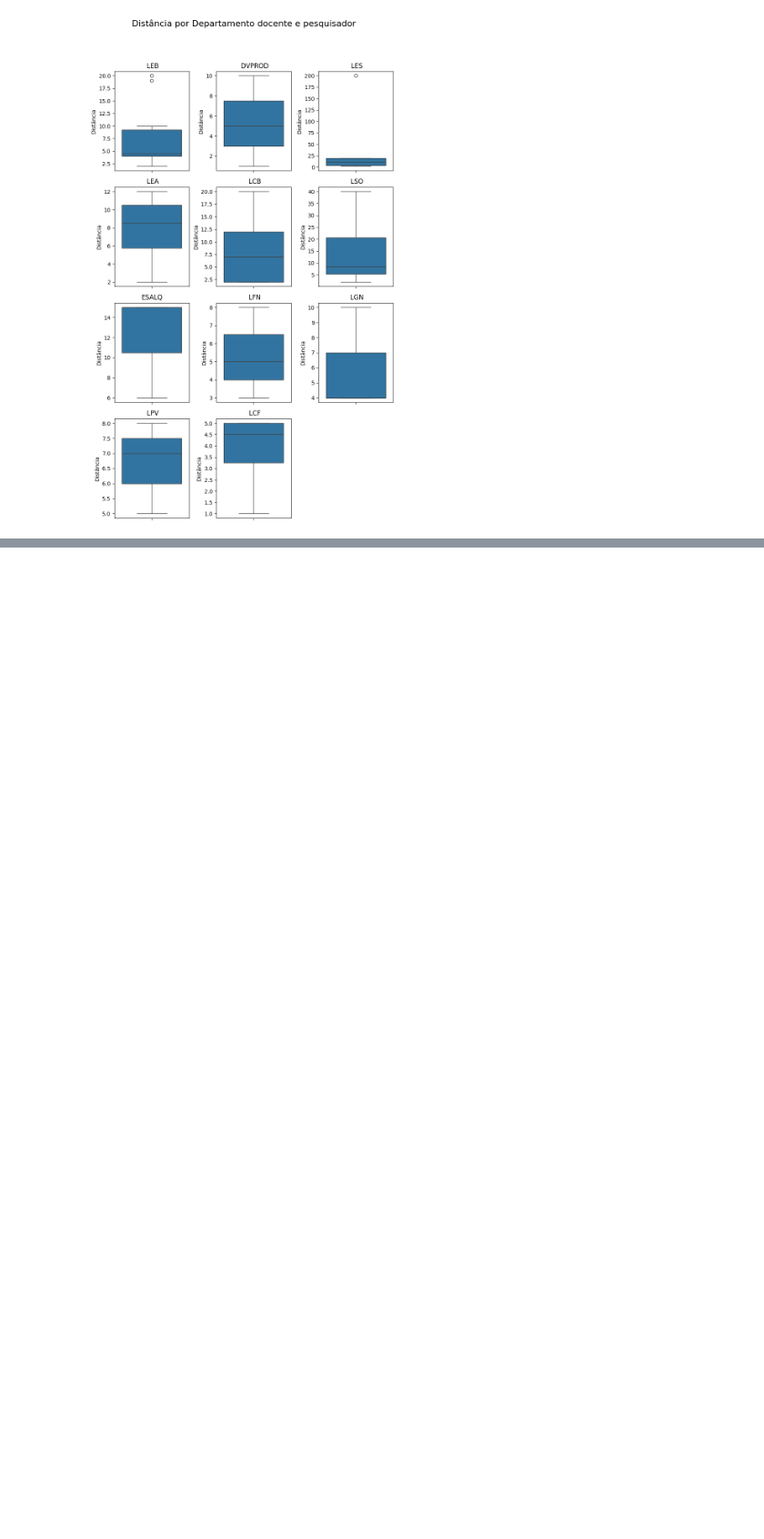
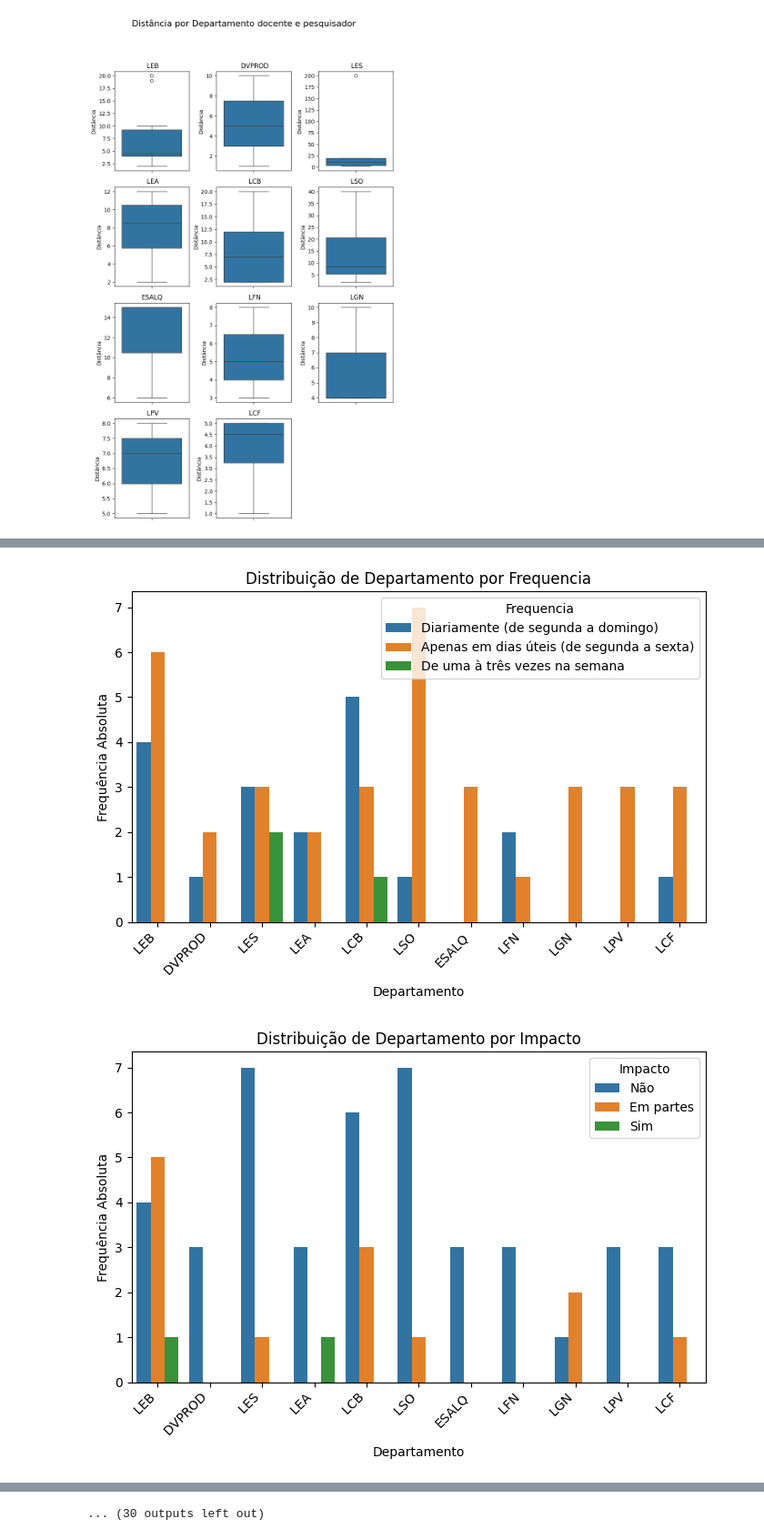
Before and after one commit to clobos/Andres_ESALQ, a Jupyter notebook: docente_pesquisador.ipynb, the cells around one changed output, grey strips where cells are left out. Shown at 91% size. Drawn from its saved outputs; the diff is of its cells as text; code cells hidden in the pictures; blank space fills up the shorter version.

```diff
--- a/docente_pesquisador.ipynb
+++ b/docente_pesquisador.ipynb
@@ -332,0 +346,28 @@ plt.show()
+# %%
+variables_to_plot = [
+    'Frequencia', 'Impacto', 'Participação', 'Particip_fora',
+    'Interesse', 'Conhecimento', 'Compromisso', 'Transformador', 'Segurança',
+    'Alt_seg_noite', 'Modal_atecampus', 'S_Ilum', 'S_ag', 'S_equ', 'S_vias',
+    'S_cal', 'S_acess', 'S_sinal', 'S_ciclovias', 'Aplicativo', 'C_Acol',
+    'C_pert', 'C_Sau', 'C_atendaluno', 'C_PAPFE', 'C_moradia', 'C_cre', 'C_gen',
+    'C_etn', 'C_aces', 'C_Rucas', 'C_alim', 'C_conv', 'C_esp', 'C_estudo',
+    'C_int', 'C_infacd', 'C_orgtrans', 'C_qveic', 'C_visit', 'C_santi', 'C_mobl',
+    'C_aPSaude', 'Interesse_ativ'
+]
+
+for col in variables_to_plot:
+    if col in dados_docente_pesquisador.columns and 'Departamento' in dados_docente_pesquisador.columns:
+        plt.figure(figsize=(7, 5))
+        sns.countplot(data=dados_docente_pesquisador, x='Departamento', hue=col)
+        plt.title(f'Distribuição de Departamento por {col}')
+        plt.xlabel('Departamento')
+        plt.ylabel('Frequência Absoluta')
+        plt.xticks(rotation=45, ha='right')
+        plt.legend(title=col)
+        plt.tight_layout()
+        plt.show()
+    else:
+        print(f"One or both columns ('Departamento', '{col}') not found in the DataFrame.")
+# %% [output]
+[figure, added]
+[figure, added]
@@ -332,0 +384 @@ plt.show()
+... (30 outputs left out)
```
Also changed, not shown: parts of 2 cells of this notebook.
